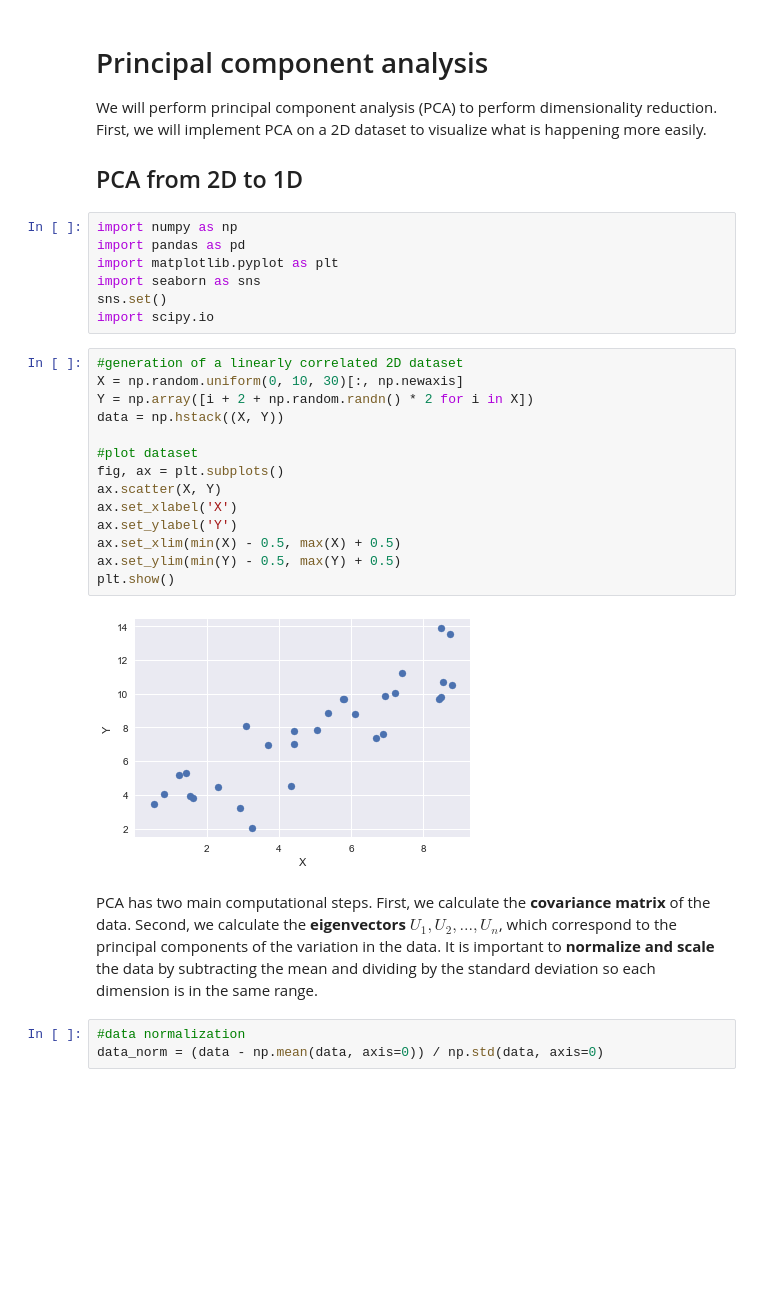
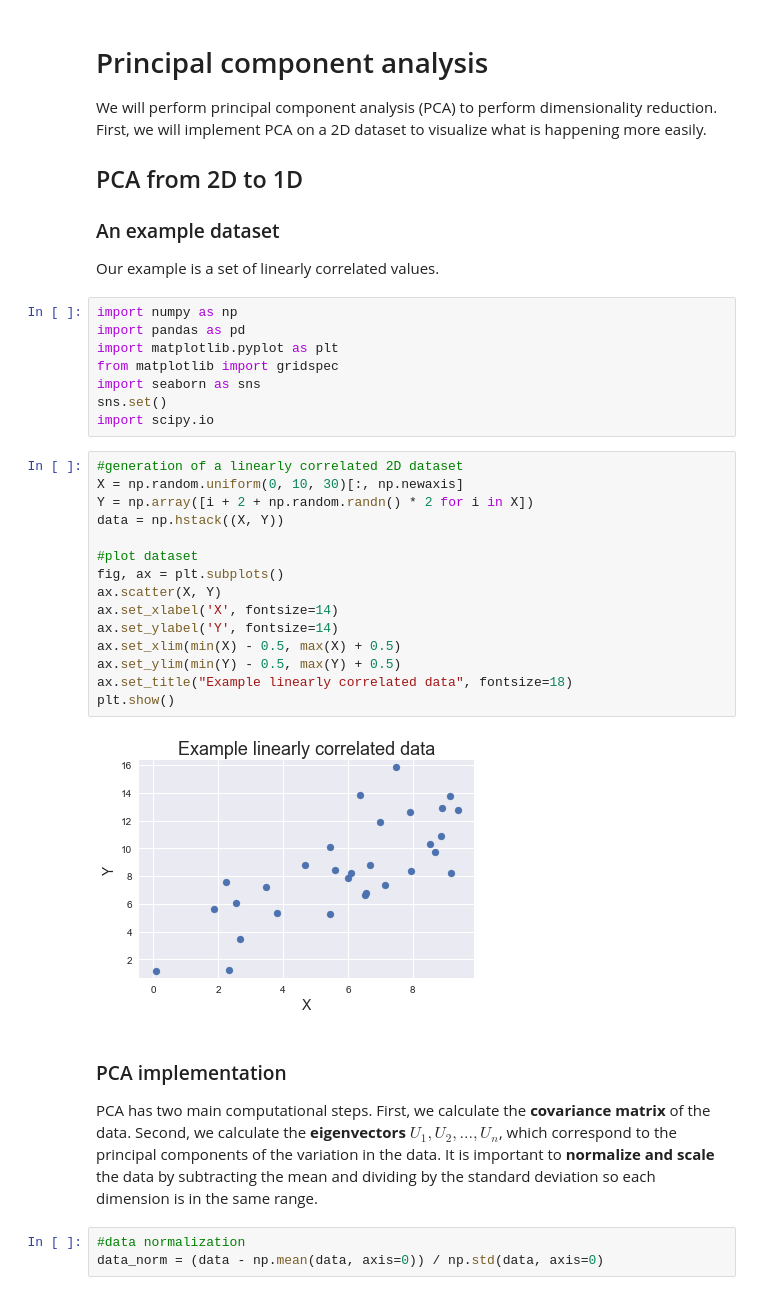
Before and after one commit to jschnab/machine-learning, a Jupyter notebook: pca/pca.ipynb, the cells around one changed output. Cells and saved outputs as stored; diff of their text form; blank space fills up the shorter version.

```diff
--- a/pca/pca.ipynb
+++ b/pca/pca.ipynb
@@ -3,30 +3,35 @@
 We will perform principal component analysis (PCA) to perform dimensionality reduction. First, we will implement PCA on a 2D dataset to visualize what is happening more easily.
 
 ## PCA from 2D to 1D
+### An example dataset
+Our example is a set of linearly correlated values.
 # %%
 import numpy as np
 import pandas as pd
 import matplotlib.pyplot as plt
+from matplotlib import gridspec
 import seaborn as sns
 sns.set()
 import scipy.io
 # %%
 #generation of a linearly correlated 2D dataset
 X = np.random.uniform(0, 10, 30)[:, np.newaxis]
 Y = np.array([i + 2 + np.random.randn() * 2 for i in X])
 data = np.hstack((X, Y))
 
 #plot dataset
 fig, ax = plt.subplots()
 ax.scatter(X, Y)
-ax.set_xlabel('X')
-ax.set_ylabel('Y')
+ax.set_xlabel('X', fontsize=14)
+ax.set_ylabel('Y', fontsize=14)
 ax.set_xlim(min(X) - 0.5, max(X) + 0.5)
 ax.set_ylim(min(Y) - 0.5, max(Y) + 0.5)
+ax.set_title("Example linearly correlated data", fontsize=18)
 plt.show()
 # %% [output]
-[figure, old version]
+[figure, new version]
 # %% [markdown]
+### PCA implementation
 PCA has two main computational steps. First, we calculate the **covariance matrix** of the data. Second, we calculate the **eigenvectors** $U_1, U_2, ... , U_n$, which correspond to the principal components of the variation in the data. It is important to **normalize and scale** the data by subtracting the mean and dividing by the standard deviation so each dimension is in the same range.
 # %%
 #data normalization
```
Also changed, not shown: parts of 9 cells of this notebook, 2 other files.
